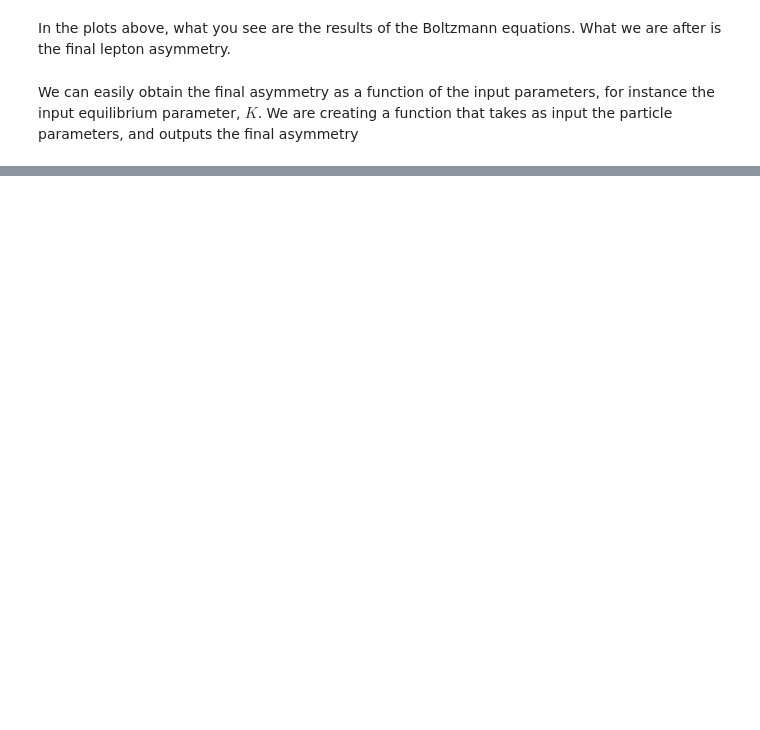
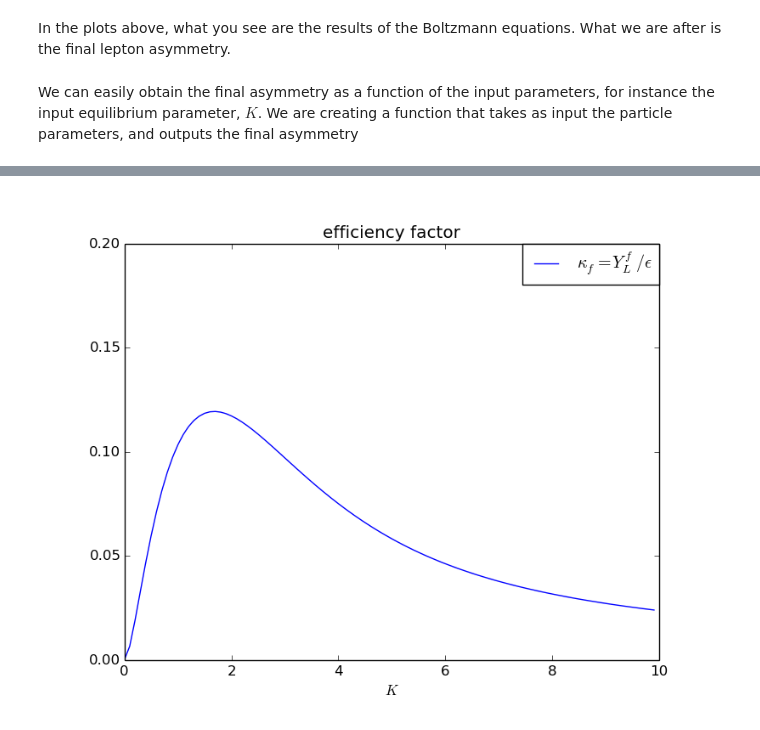
Before and after one commit to mledall/eqn_solver, a Jupyter notebook: Boltzmann_eqn.ipynb, the cells around one changed output, grey strips where cells are left out. Cells and saved outputs as stored; diff of their text form; code cells hidden in the pictures; blank space fills up the shorter version.

```diff
--- a/Boltzmann_eqn.ipynb
+++ b/Boltzmann_eqn.ipynb
@@ -130,0 +151,4 @@ final_asymm(eps, K)
+# %%
+Image(filename='efficiency_factor.png')
+# %% [output]
+[figure, added]
```
Also changed, not shown: parts of 15 cells of this notebook.
